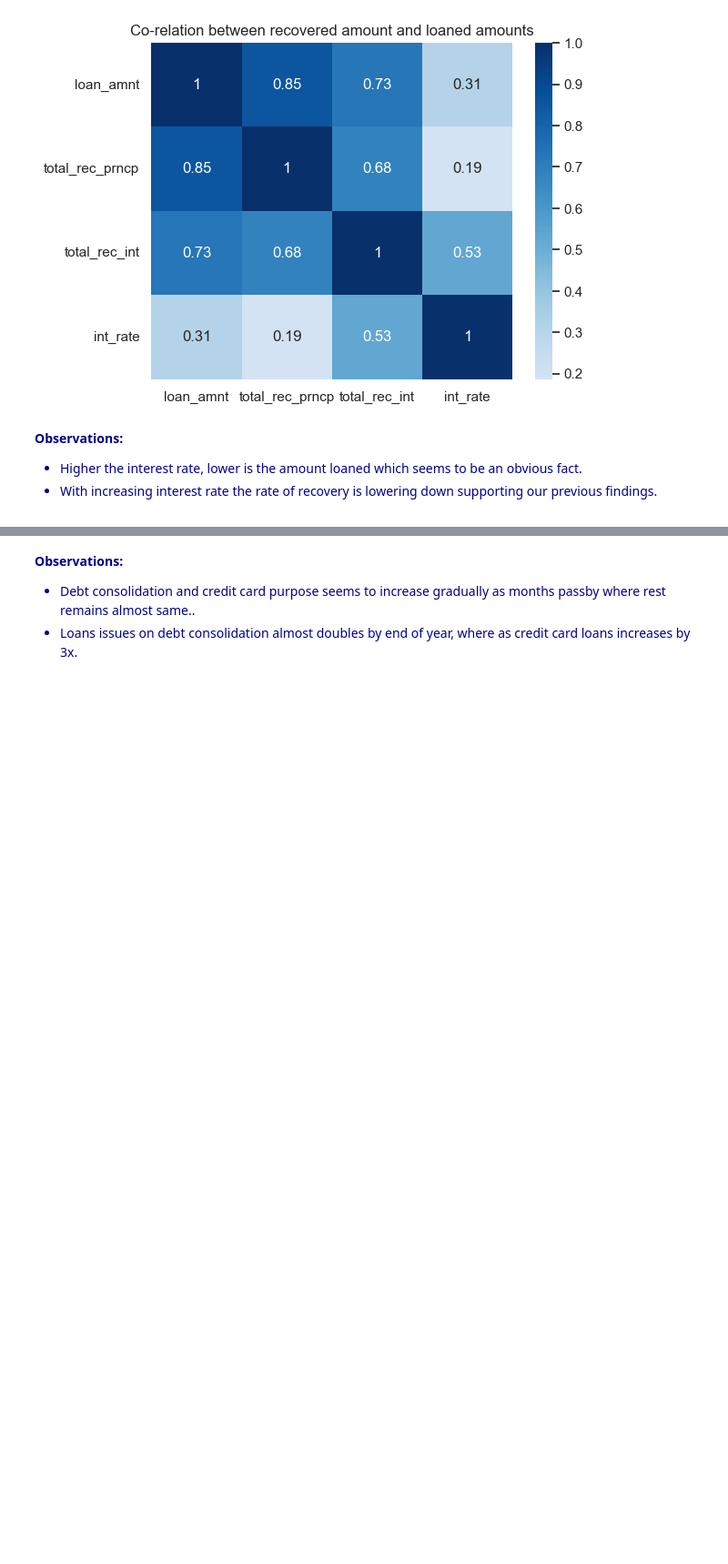
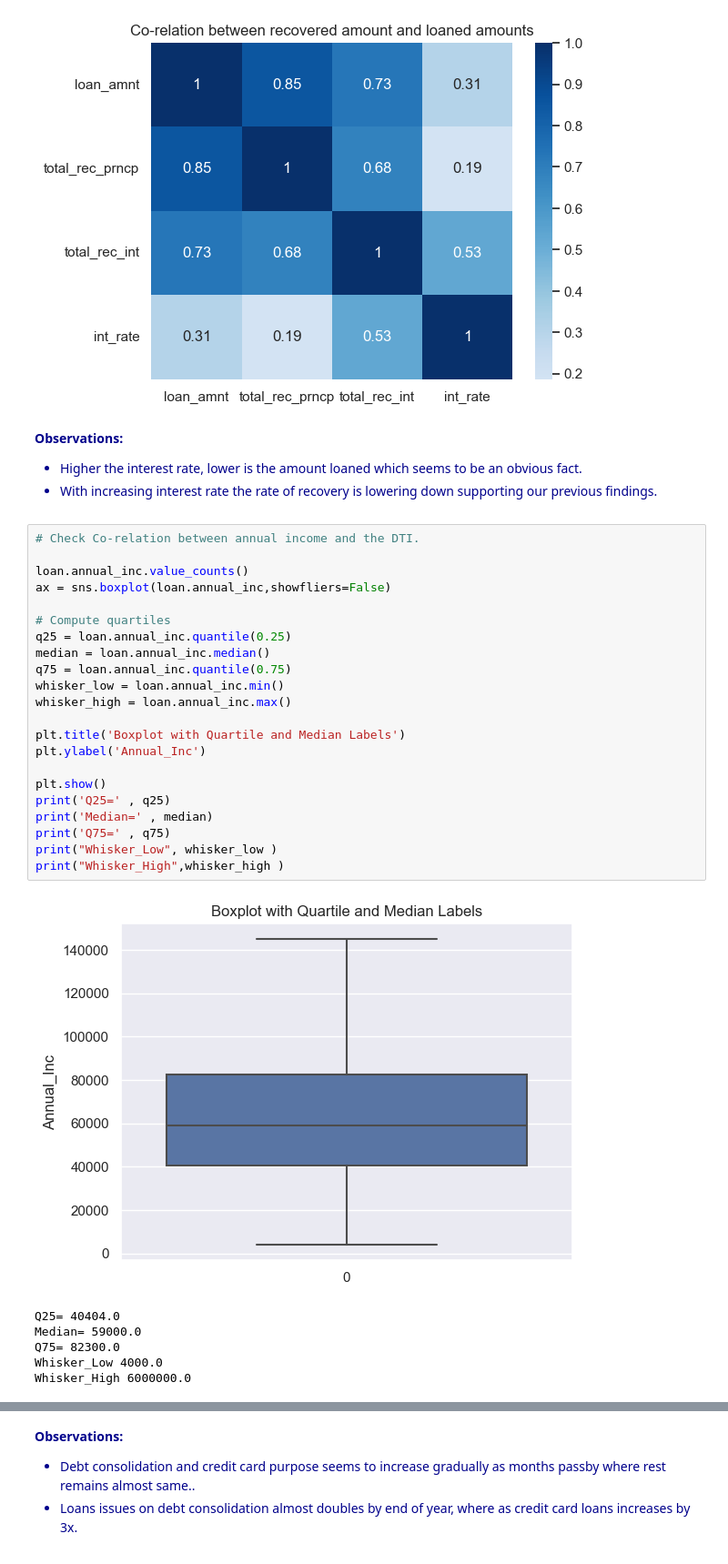
Before and after one commit to MallikaBera/LendingClubCaseStudy, a Jupyter notebook: Code_v02.ipynb, the cells around one changed output, grey strips where cells are left out. Shown at 91% size. Drawn from its saved outputs; the diff is of its cells as text; blank space fills up the shorter version.

```diff
--- a/Code_v02.ipynb
+++ b/Code_v02.ipynb
@@ -978,4 +978,33 @@ loan_corr
 - Higher the interest rate, lower is the amount loaned which seems to be an obvious fact.
 - With increasing interest rate the rate of recovery is lowering down supporting our previous findings.
 </span>
+# %%
+# Check Co-relation between annual income and the DTI.
+
+loan.annual_inc.value_counts()
+ax = sns.boxplot(loan.annual_inc,showfliers=False)
+
+# Compute quartiles
+q25 = loan.annual_inc.quantile(0.25)
+median = loan.annual_inc.median()
+q75 = loan.annual_inc.quantile(0.75)
+whisker_low = loan.annual_inc.min()
+whisker_high = loan.annual_inc.max()
+
+plt.title('Boxplot with Quartile and Median Labels')
+plt.ylabel('Annual_Inc')
+
+plt.show()
+print('Q25=' , q25)
+print('Median=' , median)
+print('Q75=' , q75)
+print("Whisker_Low", whisker_low )
+print("Whisker_High",whisker_high )
+# %% [output]
+[figure, added]
+Q25= 40404.0
+Median= 59000.0
+Q75= 82300.0
+Whisker_Low 4000.0
+Whisker_High 6000000.0
 # %%
```
Also changed, not shown: parts of 6 cells of this notebook.
